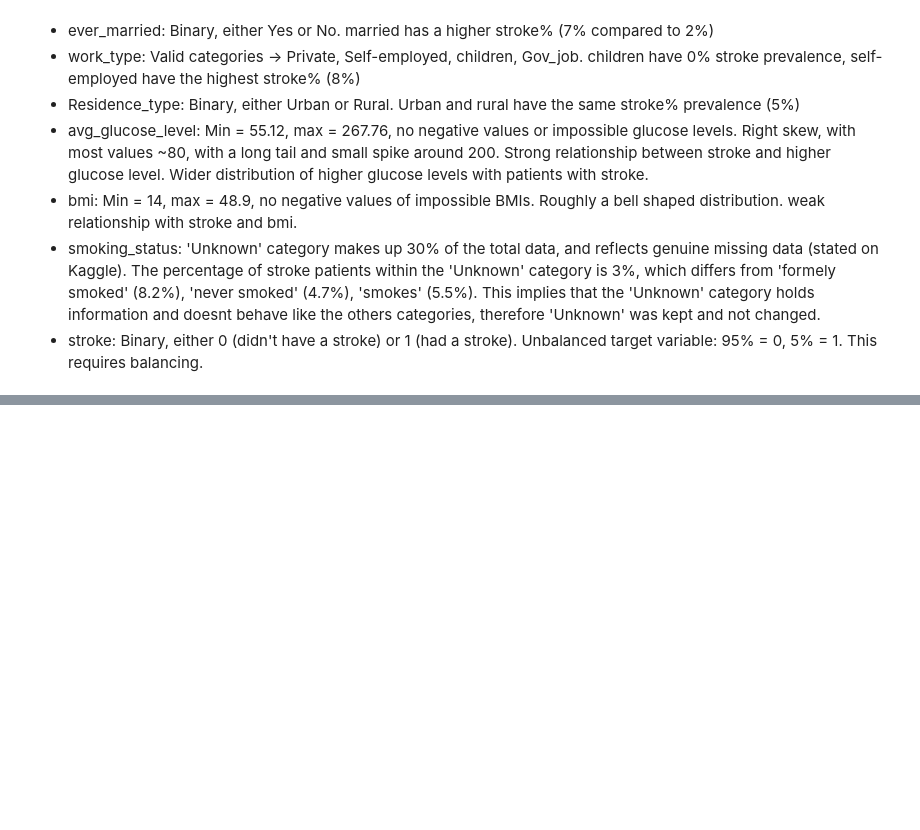
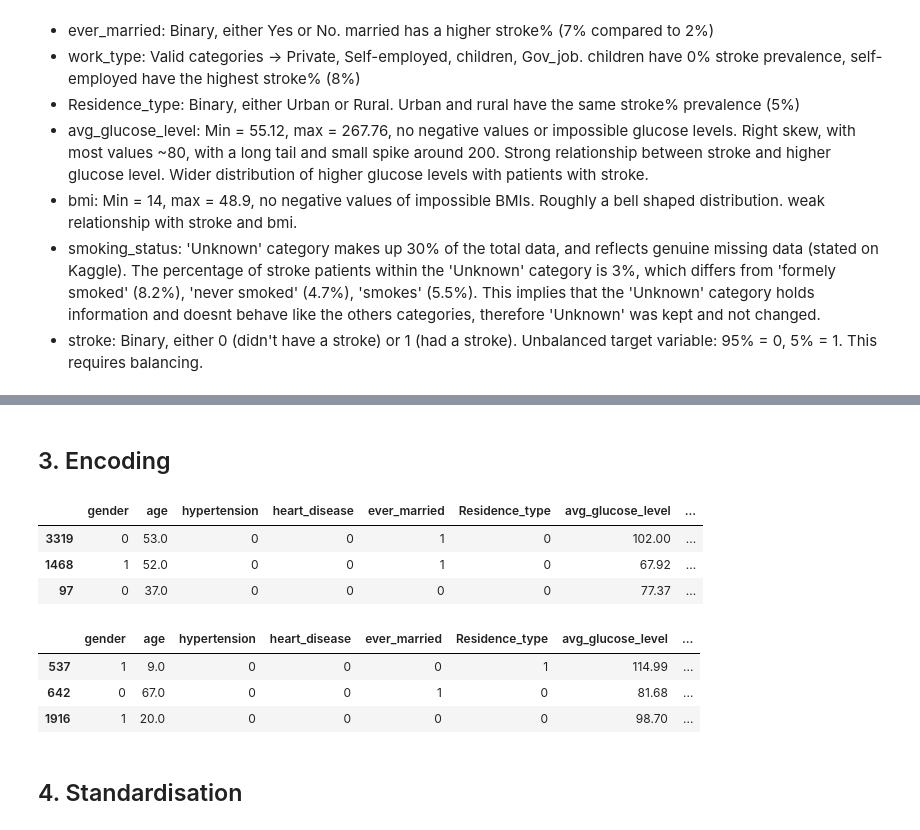
Before and after one commit to tomwillhughes/ML_project, a Jupyter notebook: Notebooks/Brain_Stroke_Prediction.ipynb, the cells around one changed output, grey strips where cells are left out. Saved outputs shown, nothing was run; the diff lists cells and outputs as text; code cells hidden in the pictures; blank space fills up the shorter version.

```diff
--- a/Notebooks/Brain_Stroke_Prediction.ipynb
+++ b/Notebooks/Brain_Stroke_Prediction.ipynb
@@ -374,0 +441,2 @@ for each column:
+# %% [markdown]
+## 3. Encoding
@@ -374,0 +492,14 @@ for each column:
+# %%
+display(X_train.head(3))
+display(X_test.head(3))
+# %% [output]
+|  | gender | age | hypertension | heart_disease | ever_married | Residence_type | avg_glucose_level | ... |
+| 3319 | 0 | 53.0 | 0 | 0 | 1 | 0 | 102.00 | ... |
+| 1468 | 1 | 52.0 | 0 | 0 | 1 | 0 | 67.92 | ... |
+| 97 | 0 | 37.0 | 0 | 0 | 0 | 0 | 77.37 | ... |
+|  | gender | age | hypertension | heart_disease | ever_married | Residence_type | avg_glucose_level | ... |
+| 537 | 1 | 9.0 | 0 | 0 | 0 | 1 | 114.99 | ... |
+| 642 | 0 | 67.0 | 0 | 0 | 1 | 0 | 81.68 | ... |
+| 1916 | 1 | 20.0 | 0 | 0 | 0 | 0 | 98.70 | ... |
+# %% [markdown]
+## 4. Standardisation
```
Also changed, not shown: parts of 9 cells of this notebook.
